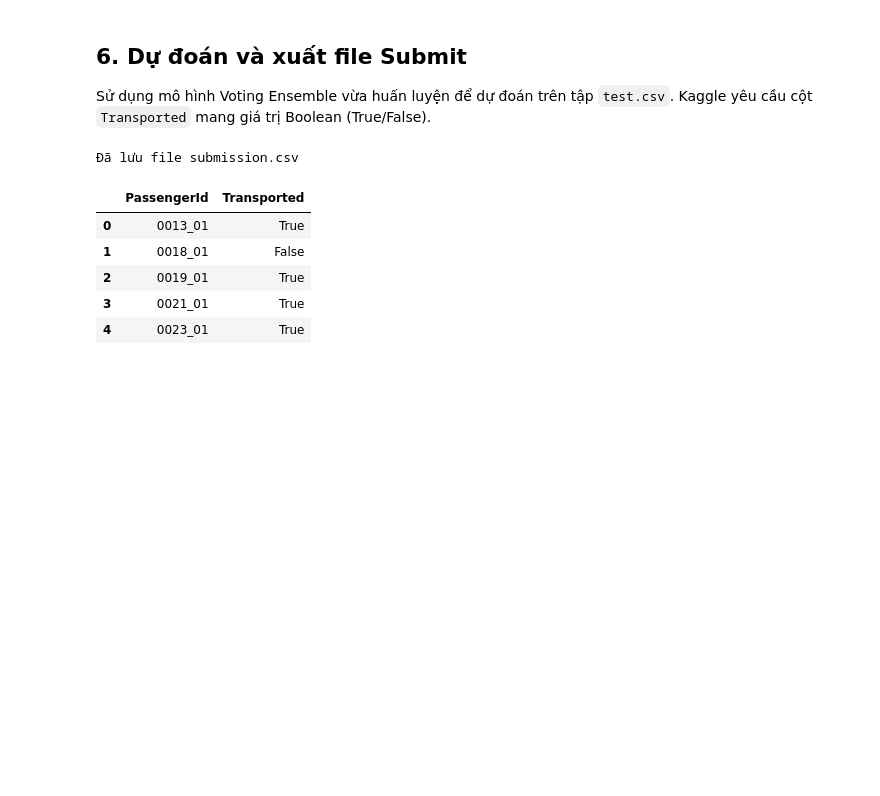
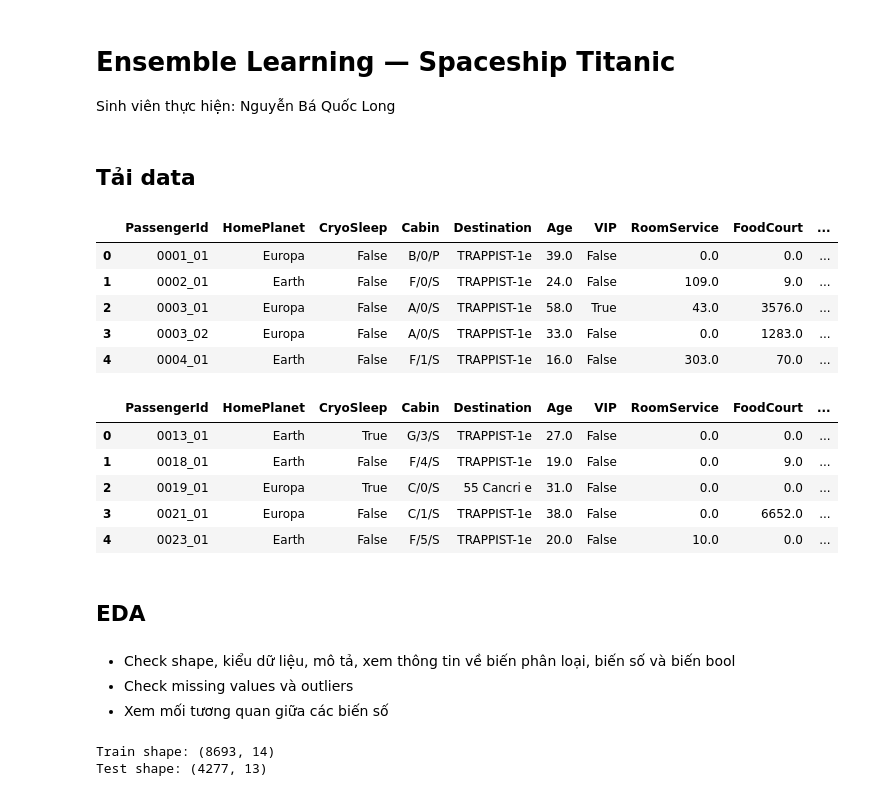
Before and after one commit to uynd/mliot-pyml-2026-hw, a Jupyter notebook: week06/Homework_11/ENSEMBLE_LEARNING.ipynb, the cells around one changed output. Drawn from its saved outputs; the diff is of its cells as text; code cells hidden in the pictures; blank space fills up the shorter version.

```diff
--- a/week06/Homework_11/ENSEMBLE_LEARNING.ipynb
+++ b/week06/Homework_11/ENSEMBLE_LEARNING.ipynb
@@ -202,28 +1,3 @@ Huấn luyện hoàn tất!
-# %% [markdown]
-## 6. Dự đoán và xuất file Submit
-Sử dụng mô hình Voting Ensemble vừa huấn luyện để dự đoán trên tập `test.csv`. Kaggle yêu cầu cột `Transported` mang giá trị Boolean (True/False).
-# %%
-# Dự đoán trên tập test
-preds = voting_clf.predict(X_test)
-
-# Chuyển đổi nhãn (0, 1) về lại (False, True)
-preds_bool = [True if x == 1 else False for x in preds]
-
-# Tạo dataframe để submit
-submission = pd.DataFrame({
-    'PassengerId': test_df['PassengerId'],
-    'Transported': preds_bool
-})
-
-# Lưu ra file CSV
-submission.to_csv('submission.csv', index=False)
-print("Đã lưu file submission.csv")
-submission.head()
-# %% [output]
-Đã lưu file submission.csv
-|  | PassengerId | Transported |
-| 0 | 0013_01 | True |
-| 1 | 0018_01 | False |
-| 2 | 0019_01 | True |
-| 3 | 0021_01 | True |
-| 4 | 0023_01 | True |
+# %% [markdown]
+# Ensemble Learning — Spaceship Titanic
+Sinh viên thực hiện: Nguyễn Bá Quốc Long
@@ -229,0 +27,32 @@ submission.head()
+# %% [markdown]
+## Tải data
+# %%
+train_set = pd.read_csv('spaceship-titanic/train.csv')
+test_set = pd.read_csv('spaceship-titanic/test.csv')
+display(train_set.head())
+display(test_set.head())
+# %% [output]
+|  | PassengerId | HomePlanet | CryoSleep | Cabin | Destination | Age | VIP | RoomService | FoodCourt | ... |
+| 0 | 0001_01 | Europa | False | B/0/P | TRAPPIST-1e | 39.0 | False | 0.0 | 0.0 | ... |
+| 1 | 0002_01 | Earth | False | F/0/S | TRAPPIST-1e | 24.0 | False | 109.0 | 9.0 | ... |
+| 2 | 0003_01 | Europa | False | A/0/S | TRAPPIST-1e | 58.0 | True | 43.0 | 3576.0 | ... |
+| 3 | 0003_02 | Europa | False | A/0/S | TRAPPIST-1e | 33.0 | False | 0.0 | 1283.0 | ... |
+| 4 | 0004_01 | Earth | False | F/1/S | TRAPPIST-1e | 16.0 | False | 303.0 | 70.0 | ... |
+|  | PassengerId | HomePlanet | CryoSleep | Cabin | Destination | Age | VIP | RoomService | FoodCourt | ... |
+| 0 | 0013_01 | Earth | True | G/3/S | TRAPPIST-1e | 27.0 | False | 0.0 | 0.0 | ... |
+| 1 | 0018_01 | Earth | False | F/4/S | TRAPPIST-1e | 19.0 | False | 0.0 | 9.0 | ... |
+| 2 | 0019_01 | Europa | True | C/0/S | 55 Cancri e | 31.0 | False | 0.0 | 0.0 | ... |
+| 3 | 0021_01 | Europa | False | C/1/S | TRAPPIST-1e | 38.0 | False | 0.0 | 6652.0 | ... |
+| 4 | 0023_01 | Earth | False | F/5/S | TRAPPIST-1e | 20.0 | False | 10.0 | 0.0 | ... |
+# %% [markdown]
+## EDA
+# %% [markdown]
+- Check shape, kiểu dữ liệu, mô tả, xem thông tin về biến phân loại, biến số và biến bool
+- Check missing values và outliers
+- Xem mối tương quan giữa các biến số
+# %%
+print('Train shape:', train_set.shape)
+print('Test shape:', test_set.shape)
+# %% [output]
+Train shape: (8693, 14)
+Test shape: (4277, 13)
```
Also changed, not shown: parts of 35 cells of this notebook.
